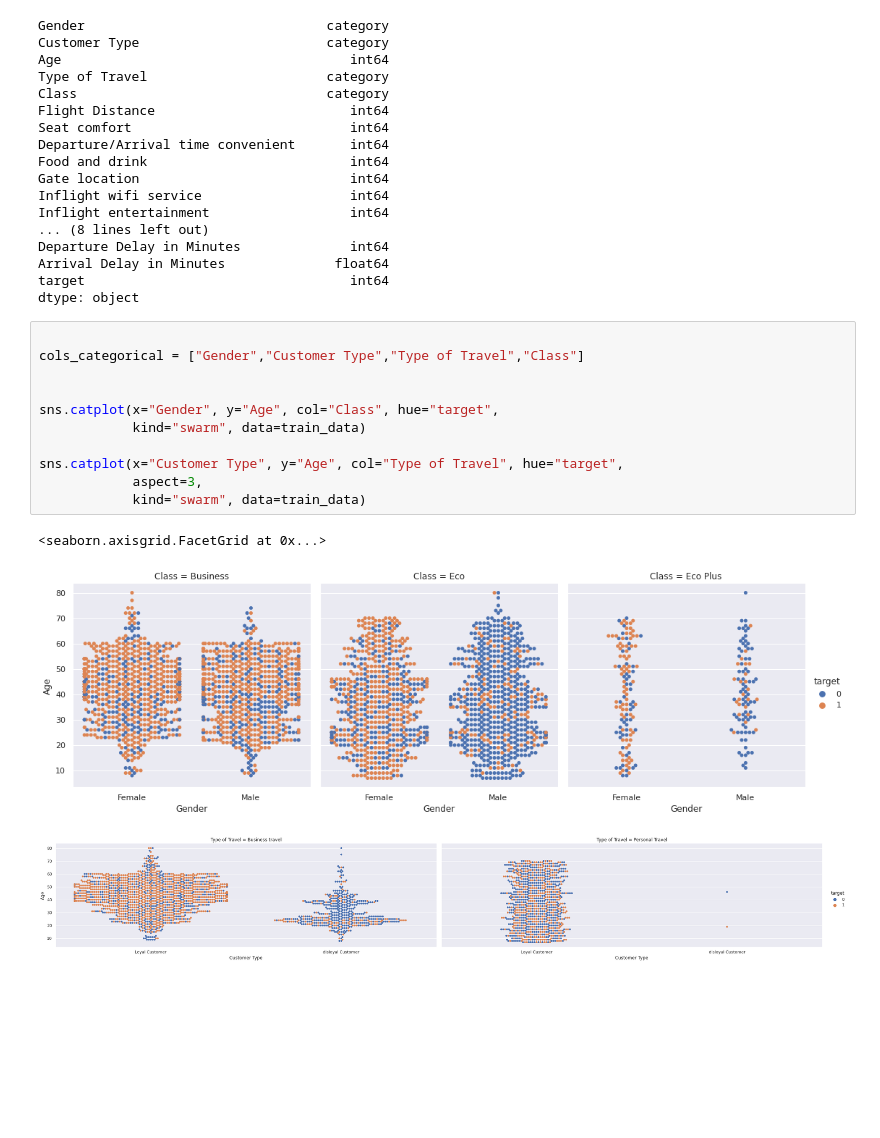
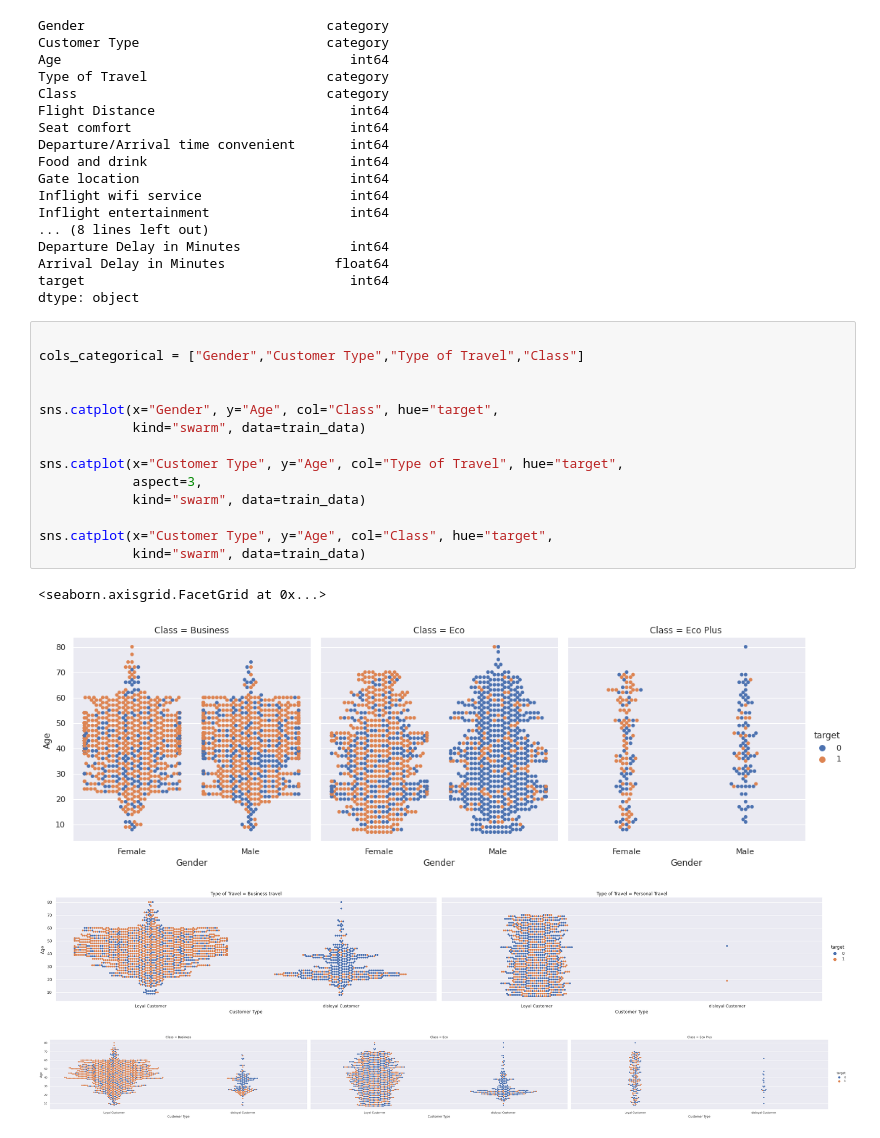
Before and after one commit to E-EE-E/MachineLearning-Study, a Jupyter notebook: Airline_Satisfaction/wbpark/airline.ipynb, the cells around one changed output. Cells and saved outputs as stored; diff of their text form; blank space fills up the shorter version.

```diff
--- a/Airline_Satisfaction/wbpark/airline.ipynb
+++ b/Airline_Satisfaction/wbpark/airline.ipynb
@@ -100,15 +100,19 @@ dtype: object
 # %%
 
 cols_categorical = ["Gender","Customer Type","Type of Travel","Class"]
 
 
 sns.catplot(x="Gender", y="Age", col="Class", hue="target",
             kind="swarm", data=train_data)
 
 sns.catplot(x="Customer Type", y="Age", col="Type of Travel", hue="target",
             aspect=3,
             kind="swarm", data=train_data)
+
+sns.catplot(x="Customer Type", y="Age", col="Class", hue="target",
+            kind="swarm", data=train_data)
 # %% [output]
 <seaborn.axisgrid.FacetGrid at 0x...>
 [figure]
 [figure]
+[figure, added]
```
Also changed, not shown: parts of 4 cells of this notebook.
